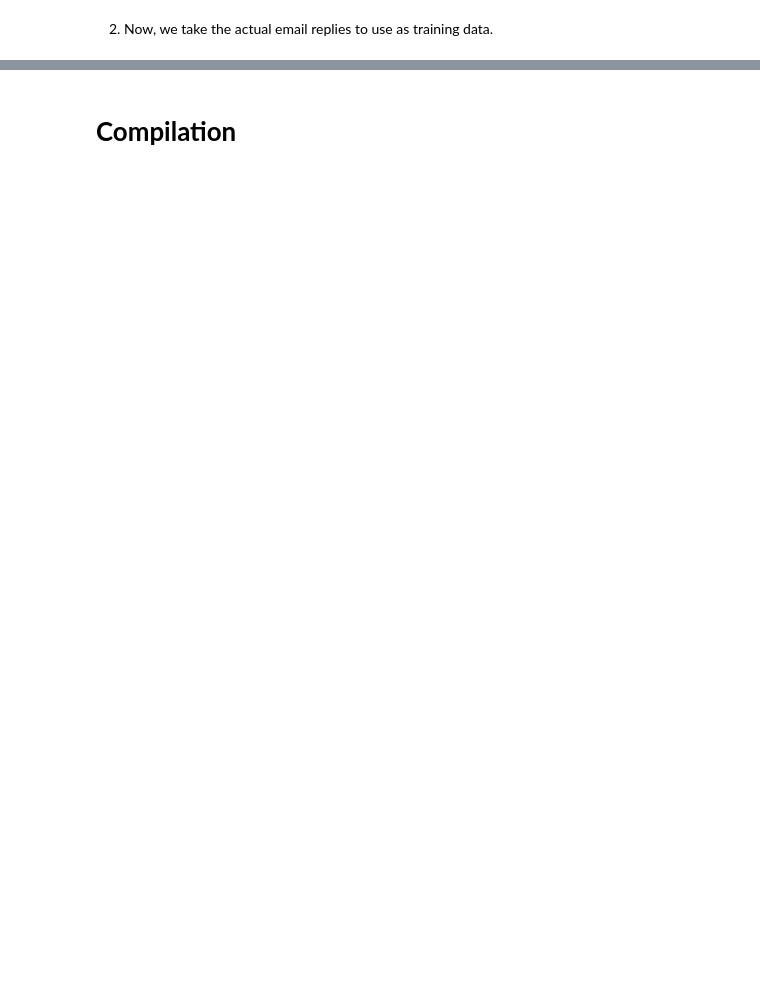
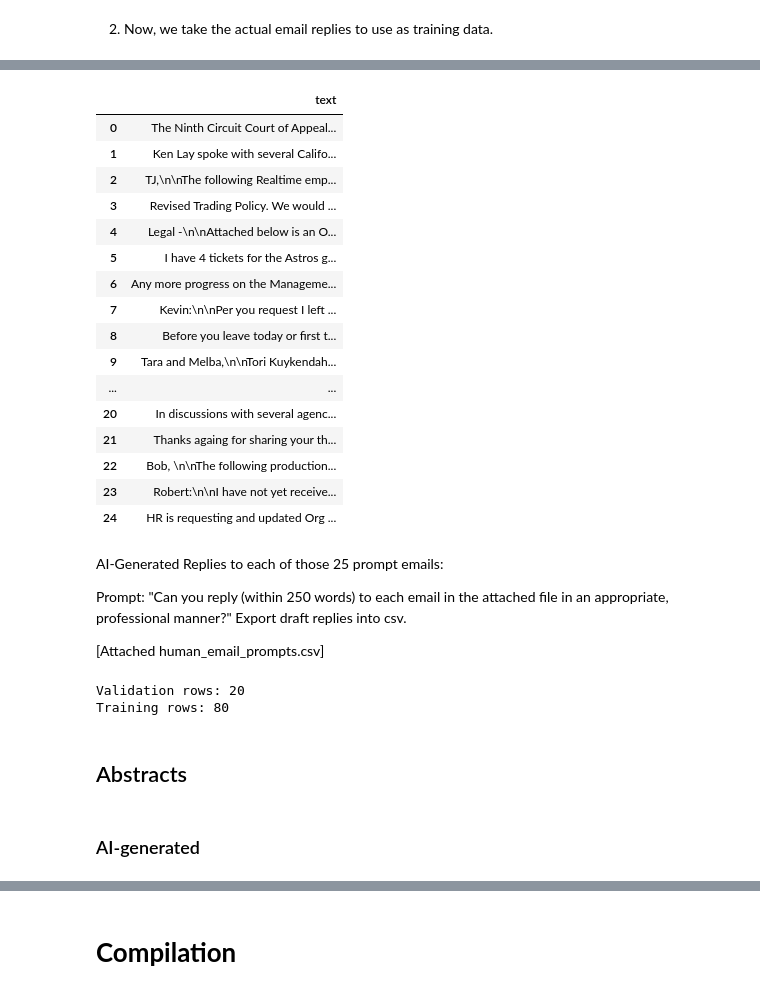
Before and after one commit to 4cekay/B101-Group2-NLP-Project, a Jupyter notebook: DatasetCuration.ipynb, the cells around one changed output, grey strips where cells are left out. Saved outputs shown, nothing was run; the diff lists cells and outputs as text; code cells hidden in the pictures; blank space fills up the shorter version.

```diff
--- a/DatasetCuration.ipynb
+++ b/DatasetCuration.ipynb
@@ -169,3 +232,36 @@ df_email_replies
+# %%
+max_words = 250
+min_words = 20
+sample_count = 25
+
+email_prompts_subset = (
+    email_prompts["train"]
+    .filter(lambda example: min_words <= len(example["text"].split()) <= max_words)
+    .shuffle(seed=42) # maintain same samples in notebook
+    .select(range(sample_count))
+)
+# %%
+df_email_prompts = email_prompts_subset.to_pandas()
+
+df_email_prompts
+# %% [output]
+|  | text |
+| 0 | The Ninth Circuit Court of Appeal... |
+| 1 | Ken Lay spoke with several Califo... |
+| 2 | TJ,\n\nThe following Realtime emp... |
+| 3 | Revised Trading Policy. We would ... |
+| 4 | Legal -\n\nAttached below is an O... |
+| 5 | I have 4 tickets for the Astros g... |
+| 6 | Any more progress on the Manageme... |
+| 7 | Kevin:\n\nPer you request I left ... |
+| 8 | Before you leave today or first t... |
+| 9 | Tara and Melba,\n\nTori Kuykendah... |
+| ... | ... |
+| 20 | In discussions with several agenc... |
+| 21 | Thanks againg for sharing your th... |
+| 22 | Bob, \n\nThe following production... |
+| 23 | Robert:\n\nI have not yet receive... |
+| 24 | HR is requesting and updated Org ... |
 # %%
 # csv export example (index=False to get rid of the index no. column)
 
@@ -172,0 +269,41 @@ df_email_replies.to_csv('email_samples.csv', index=False)
+# %% [markdown]
+AI-Generated Replies to each of those 25 prompt emails:
+
+Prompt: "Can you reply (within 250 words) to each email in the attached file in an appropriate, professional manner?" Export draft replies into csv.
+
+[Attached human_email_prompts.csv]
+# %%
+path = r"C:\Users\kacey\OneDrive\IAT360\NLP_Project\generated_samples\*.csv"
+ai_samples_csv = glob.glob(path)
+
+ai_email_train = []
+ai_email_val = []
+
+for file in ai_samples_csv:
+  df = pd.read_csv(file)
+
+  # 5 random rows
+  val_sample = df.sample(n=5, random_state=42)
+  ai_email_val.append(val_sample)
+
+  # rest to training
+  train_sample = df.drop(val_sample.index)
+  ai_email_train.append(train_sample)
+
+# concat
+df_ai_email_train = pd.concat(ai_email_train, ignore_index=True)
+df_ai_email_val = pd.concat(ai_email_val, ignore_index=True)
+
+# save to their own csv file
+df_ai_email_train.to_csv('train_ai_email_samples.csv', index=False)
+df_ai_email_val.to_csv('val_ai_email_samples.csv', index=False)
+
+print(f"Validation rows: {len(df_ai_email_val)}")
+print(f"Training rows: {len(df_ai_email_train)}")
+# %% [output]
+Validation rows: 20
+Training rows: 80
+# %% [markdown]
+## Abstracts
+# %% [markdown]
+### AI-generated
```
Also changed, not shown: parts of 35 cells of this notebook.
